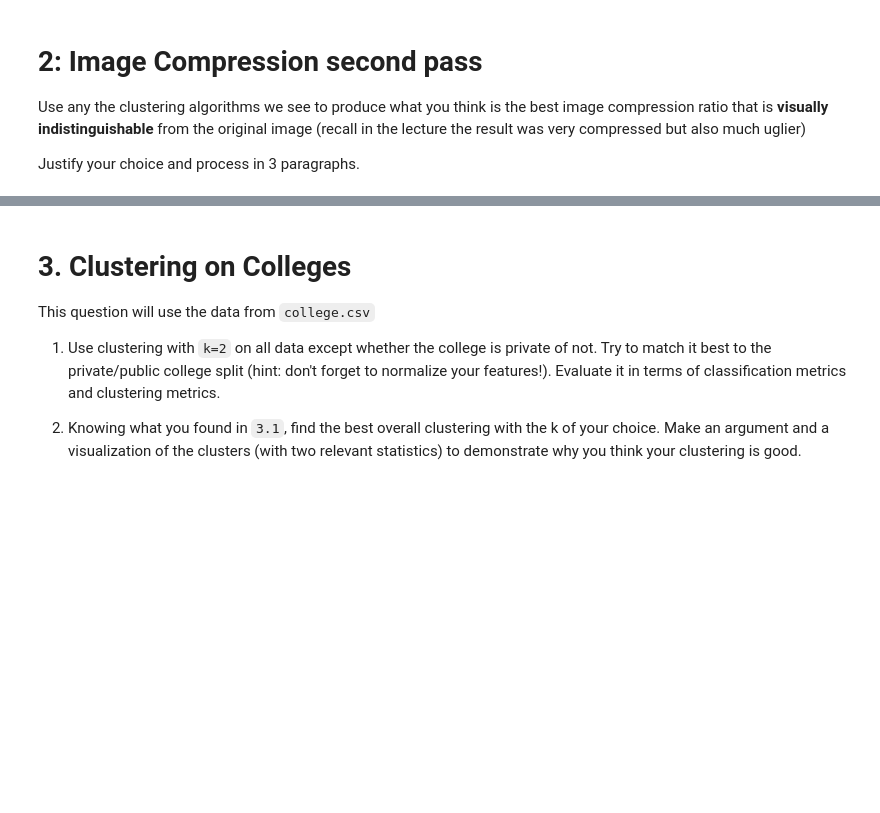
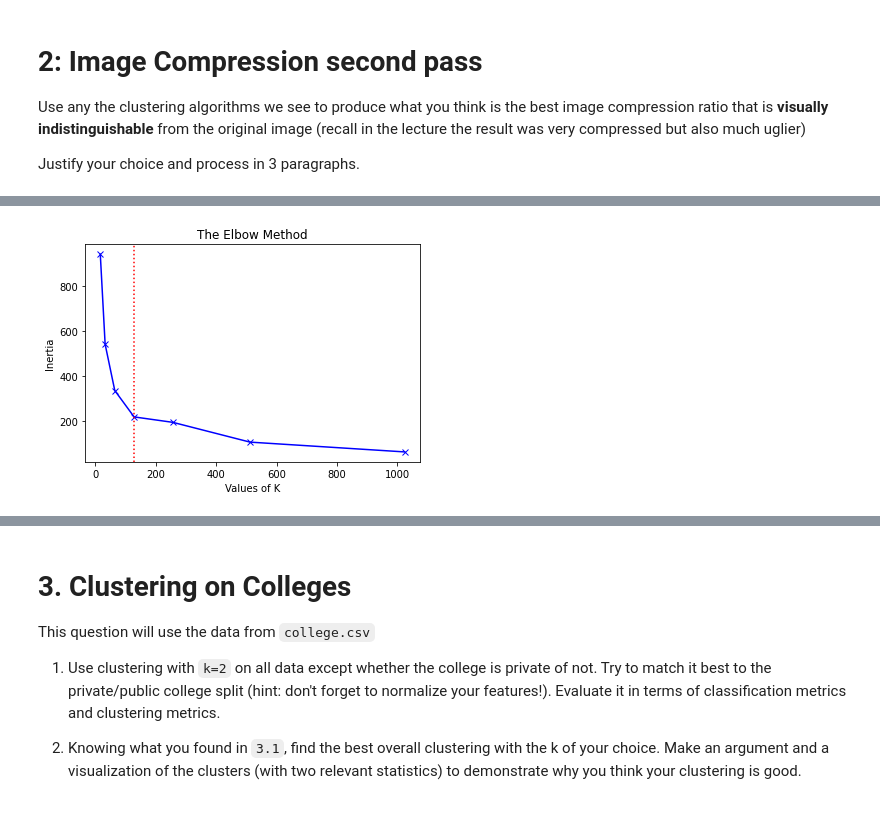
Before and after one commit to cb-ds-1/4-3-clustering, a Jupyter notebook: workshop.ipynb, the cells around one changed output, grey strips where cells are left out. Cells and saved outputs as stored; diff of their text form; code cells hidden in the pictures; blank space fills up the shorter version.

```diff
--- a/workshop.ipynb
+++ b/workshop.ipynb
@@ -112,0 +110,9 @@ plt.show()
+# %%
+#elbow method to find the best number for k
+inertias_values = []
+K = [16,32,64,128,256,512,1024]
+for k in K:
+    k_model = MiniBatchKMeans(n_clusters=k)
+    k_model.fit(data)
+    inertias_values.append(k_model.inertia_)
+inertias_values
@@ -112,0 +127,9 @@ plt.show()
+# %%
+plt.plot(K,inertias_values,'bx-')
+plt.axvline(x=128,linestyle=':',color='r')
+plt.xlabel('Values of K')
+plt.ylabel('Inertia')
+plt.title('The Elbow Method')
+plt.show()
+# %% [output]
+[figure, added]
```
Also changed, not shown: parts of 14 cells of this notebook.
